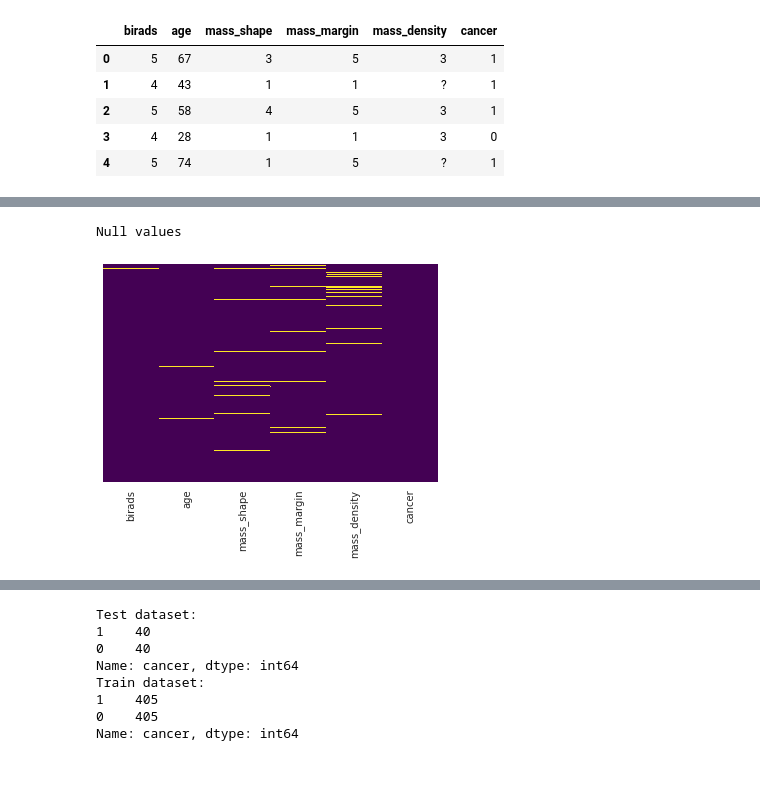
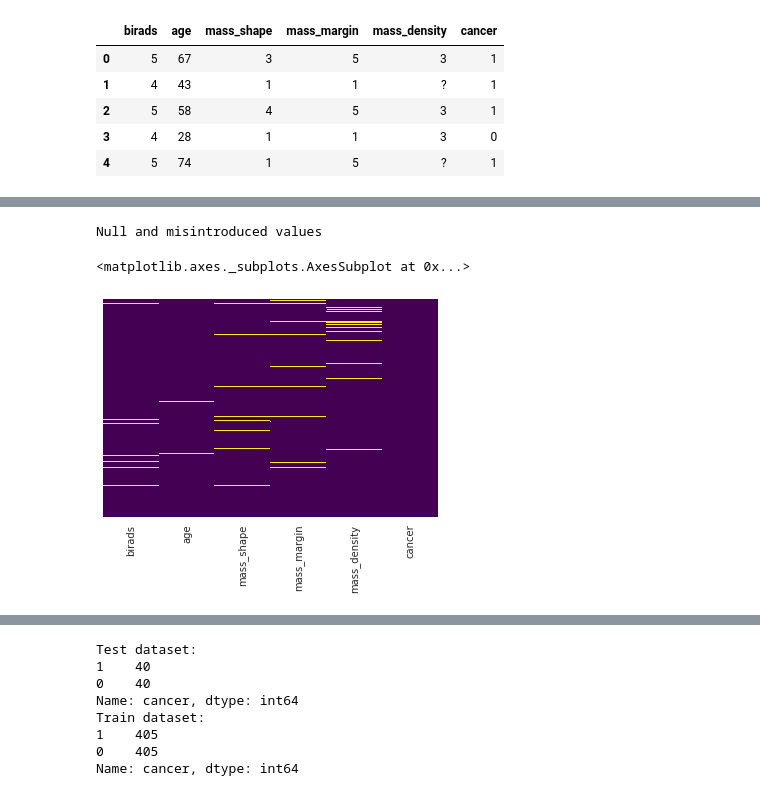
Before and after one commit to joseppinto/gann, a Jupyter notebook: src/data-preprocessing.ipynb, the cells around one changed output, grey strips where cells are left out. Saved outputs shown, nothing was run; the diff lists cells and outputs as text; code cells hidden in the pictures.

```diff
--- a/src/data-preprocessing.ipynb
+++ b/src/data-preprocessing.ipynb
@@ -17,28 +27,18 @@ df.head()
 # %%
-# Replace non numeric values for nan
-df = df.apply(pd.to_numeric, errors='coerce')
-
-print("Null values")
-sns.heatmap(df.isnull(), yticklabels=False,cbar=False,cmap='viridis')
-
-
 # Replace misintroduced values for nan (or drop them if they
 # are in the majority class)
-# If a line has a null or misintroduced value, and it is in the
-# majoritry class, we simply discard it. This way, we have
-# less values to impute and balance the dataset
 for index, row in df.iterrows():
     for c in df.columns:
-        if (c == 'birads' and row[c] < 1 or row[c] > 5) or \
-           (c == 'age' and row[c] < 8 or row[c] > 110) or \
-           (c == 'mass_shape' and row[c] < 1 or row[c] > 4) or \
-           (c == 'mass_margin' and row[c] < 1 or row[c] > 5) or \
-           (c == 'mass_density' and row[c] < 1 or row[c] > 4):
-            if df['cancer'].value_counts()[row['cancer']] > df.shape[0]/2:
-                df.drop(index, axis=0, inplace=True)
-                break
-            else:
-                row[c] = np.nan
+        if (c == 'birads' and (row[c] < 1 or row[c] > 5)) or \
+           (c == 'age' and (row[c] < 8 or row[c] > 110)) or \
+           (c == 'mass_shape' and (row[c] < 1 or row[c] > 4)) or \
+           (c == 'mass_margin' and (row[c] < 1 or row[c] > 5)) or \
+           (c == 'mass_density' and (row[c] < 1 or row[c] > 4)):
+            df.loc[index, c] = np.nan
+
+print("Null and misintroduced values")
+sns.heatmap(df.isnull(), yticklabels=False,cbar=False,cmap='viridis')
 # %% [output]
-Null values
+Null and misintroduced values
+<matplotlib.axes._subplots.AxesSubplot at 0x...>
-[figure, old version]
+[figure, new version]
```
Also changed, not shown: parts of 8 cells of this notebook, 2 other files.
